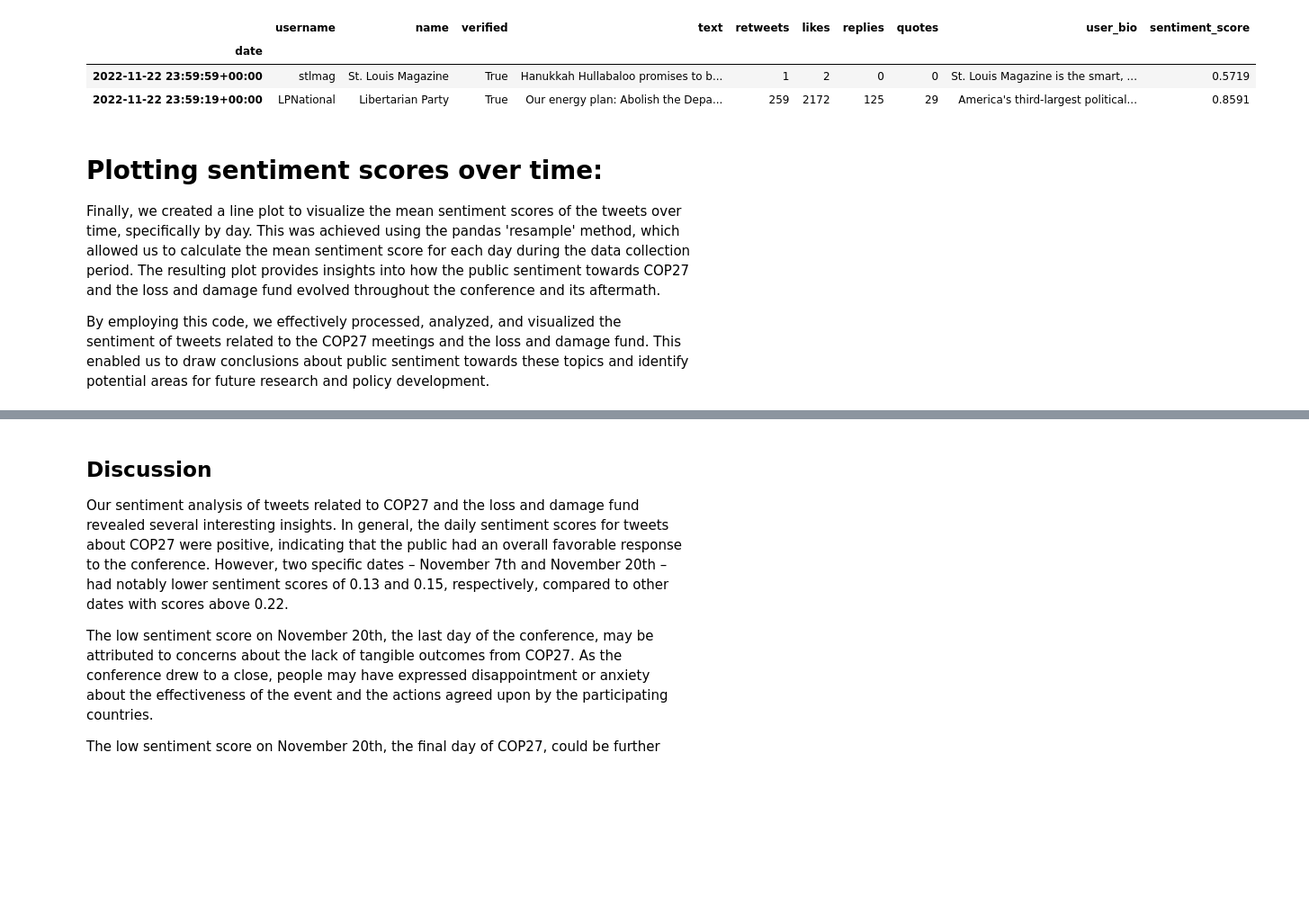
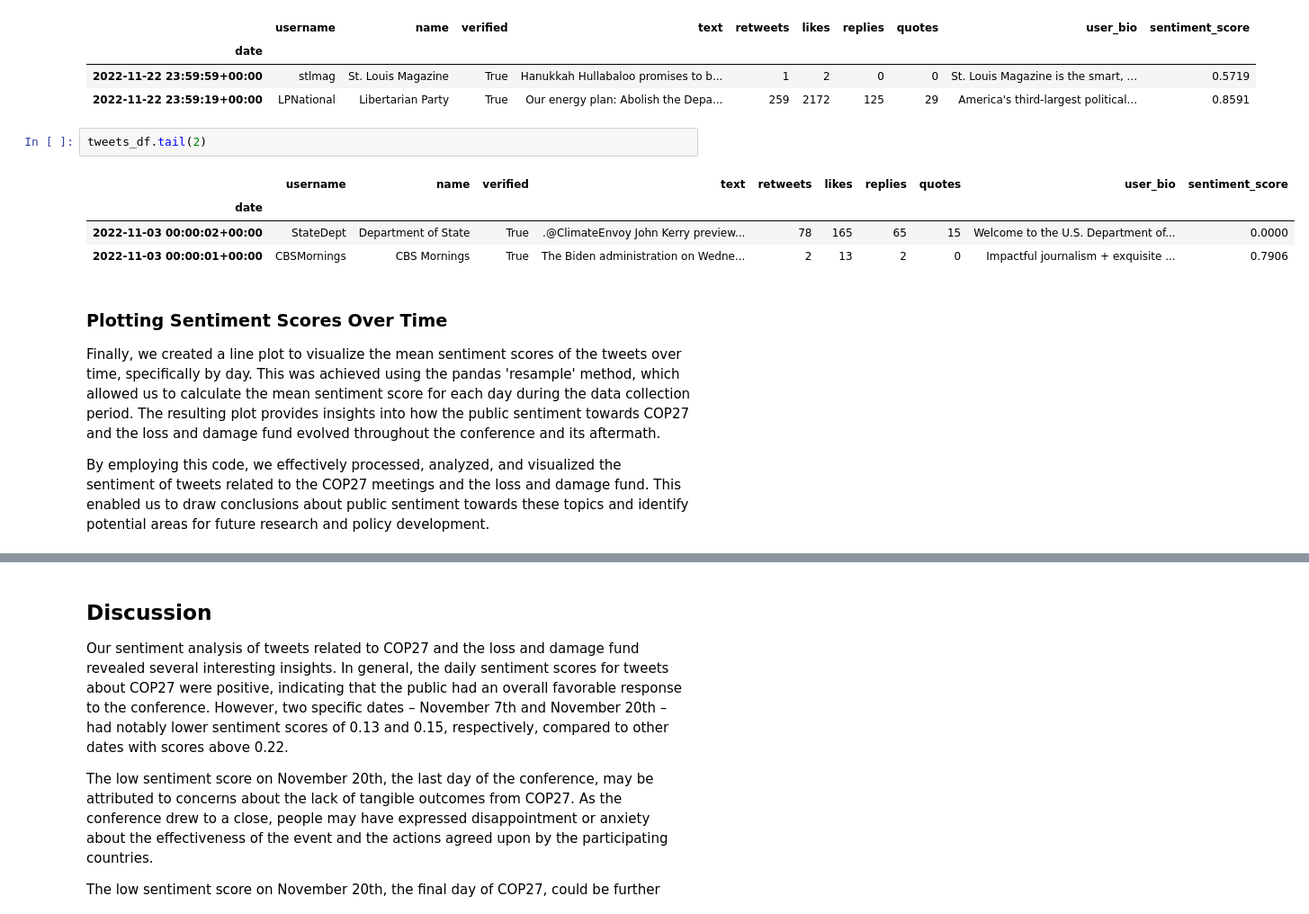
Before and after one commit to 42166710/Final_python_project, a Jupyter notebook: Final_project_Kunkun.ipynb, the cells around one changed output, grey strips where cells are left out. Shown at 90% size. Drawn from its saved outputs; the diff is of its cells as text; blank space fills up the shorter version.

```diff
--- a/Final_project_Kunkun.ipynb
+++ b/Final_project_Kunkun.ipynb
@@ -176,8 +176,15 @@ tweets_df.head(2)
 | date |  |  |  |  |  |  |  |  |  |  |
 | 2022-11-22 23:59:59+00:00 | stlmag | St. Louis Magazine | True | Hanukkah Hullabaloo promises to b... | 1 | 2 | 0 | 0 | St. Louis Magazine is the smart, ... | 0.5719 |
 | 2022-11-22 23:59:19+00:00 | LPNational | Libertarian Party | True | Our energy plan: Abolish the Depa... | 259 | 2172 | 125 | 29 | America's third-largest political... | 0.8591 |
+# %%
+tweets_df.tail(2)
+# %% [output]
+|  | username | name | verified | text | retweets | likes | replies | quotes | user_bio | sentiment_score |
+| date |  |  |  |  |  |  |  |  |  |  |
+| 2022-11-03 00:00:02+00:00 | StateDept | Department of State | True | .@ClimateEnvoy John Kerry preview... | 78 | 165 | 65 | 15 | Welcome to the U.S. Department of... | 0.0000 |
+| 2022-11-03 00:00:01+00:00 | CBSMornings | CBS Mornings | True | The Biden administration on Wedne... | 2 | 13 | 2 | 0 | Impactful journalism + exquisite ... | 0.7906 |
 # %% [markdown]
-# Plotting sentiment scores over time:
+### Plotting Sentiment Scores Over Time
 
 Finally, we created a line plot to visualize the mean sentiment scores of the tweets over time, specifically by day. This was achieved using the pandas 'resample' method, which allowed us to calculate the mean sentiment score for each day during the data collection period. The resulting plot provides insights into how the public sentiment towards COP27 and the loss and damage fund evolved throughout the conference and its aftermath.
 
```
Also changed, not shown: parts of 24 cells of this notebook.
